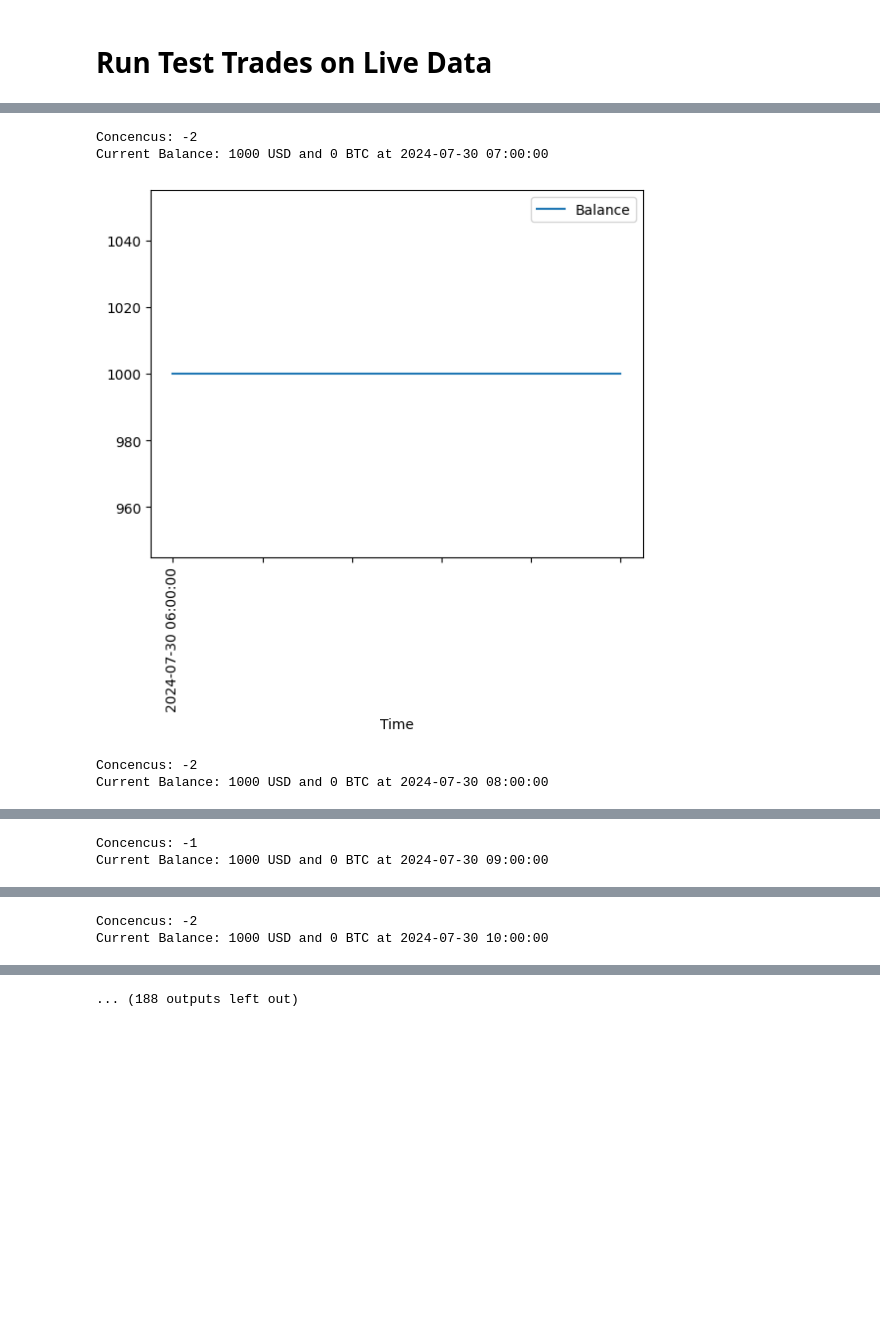
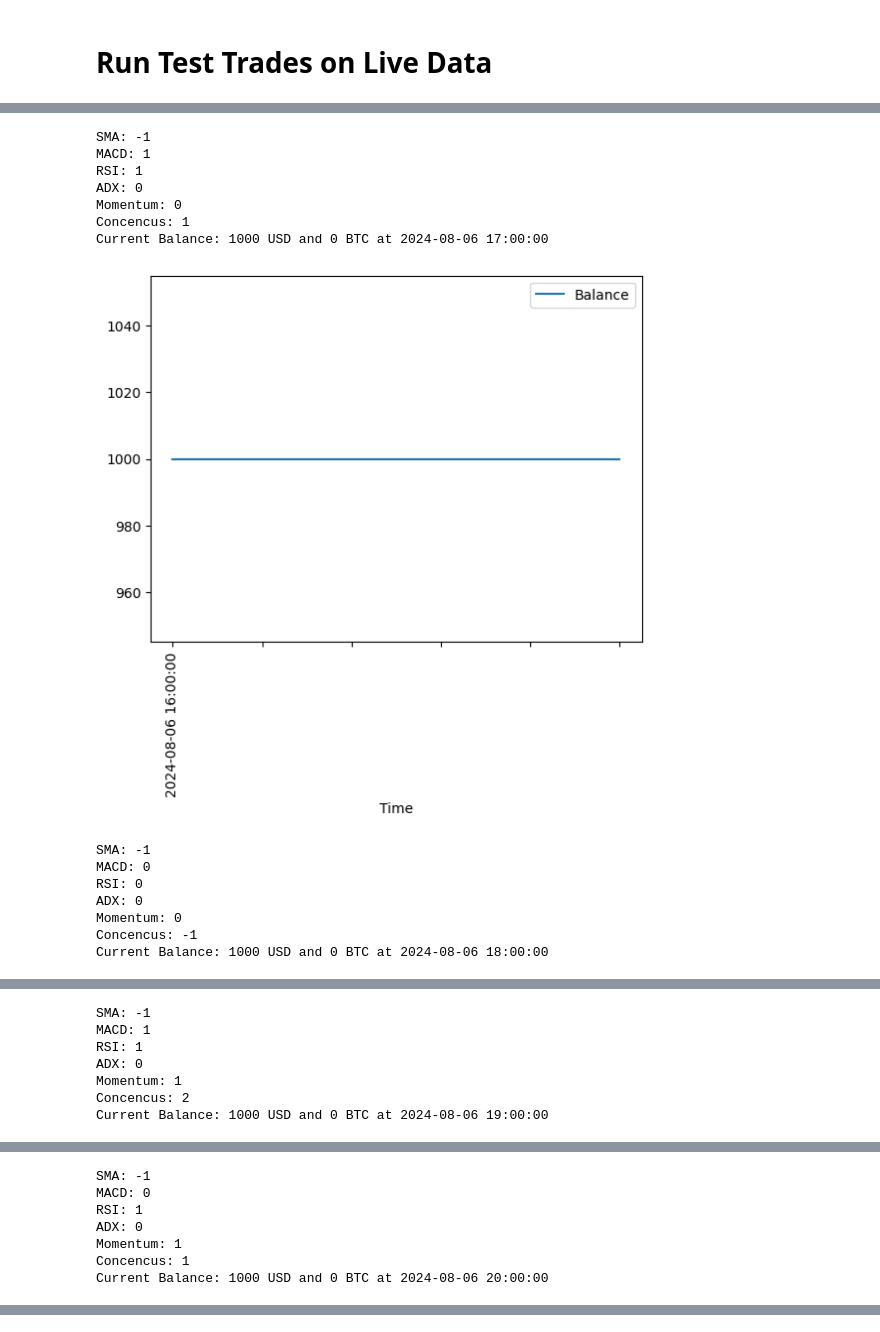
Before and after one commit to nolanspecter/binance_trading_bot, a Jupyter notebook: bot.ipynb, the cells around one changed output, grey strips where cells are left out. Saved outputs shown, nothing was run; the diff lists cells and outputs as text; code cells hidden in the pictures; blank space fills up the shorter version.

Commit message:
Update signals

```diff
--- a/bot.ipynb
+++ b/bot.ipynb
@@ -41,7 +41,7 @@ def get_ta(raw_df):
     df['MACD'] = trend.macd(df['Close'])
     df['MACD_sig'] = trend.macd_signal(df['Close'])
     df['MACD_diff'] = trend.macd_diff(df['Close'])
-    df['Momentum'] = (df['Close'] - df['Close'].shift(30))/df['Close'].shift(30)
+    df['Momentum'] = (df['Close'] - df['Close'].shift(12))/df['Close'].shift(12)
     df['ADX'] = trend.adx(df['High'], df['Low'], df['Close'])
     df['-DI'] = trend.adx_neg(df['High'], df['Low'], df['Close'])
     df['+DI'] = trend.adx_pos(df['High'], df['Low'], df['Close'])
@@ -77,17 +77,23 @@ def get_signal(df):
     #SMA Golden Cross & Death Cross
     sma_buy_cond = (df['SMA50'] > df['SMA200']) & (df['SMA50'].shift(1) < df['SMA200'])
     sma_sell_cond = (df['SMA50'] < df['SMA200']) & (df['SMA50'].shift(1) > df['SMA200'])
-    df['Signal_sma'] = np.where(sma_buy_cond, 1, np.where(sma_sell_cond, -1, 0))
+    sma_buy_cond_sub = (df['SMA50'] > df['SMA200'])
+    sma_sell_cond_sub = (df['SMA50'] < df['SMA200'])
+    df['Signal_sma'] = np.where(sma_buy_cond, 2, np.where(sma_sell_cond, -2, np.where(sma_buy_cond_sub, 1, np.where(sma_sell_cond_sub, -1, 0))))
 
     # MACD Below 0 Cross
     macd_buy_cond = (df['MACD_diff'] > 0) & (df['MACD_diff'].shift(1) < 0) & (df['MACD'] < 0) &(df['MACD_sig'] < 0)
     macd_sell_cond = (df['MACD_diff'] < 0) & (df['MACD_diff'].shift(1) > 0) & (df['MACD'] > 0) &(df['MACD_sig'] > 0)
-    df['Signal_macd'] = np.where(macd_buy_cond, 1, np.where(macd_sell_cond, -1, 0))
+    macd_buy_cond_sub = (df['MACD_diff'] > 0) & (df['MACD_diff'].shift(1) < df['MACD_diff'])
+    macd_sell_cond_sub = (df['MACD_diff'] < 0) & (df['MACD_diff'].shift(1) > df['MACD_diff'])
+    df['Signal_macd'] = np.where(macd_buy_cond, 2, np.where(macd_sell_cond, -2, np.where(macd_buy_cond_sub, 1, np.where(macd_sell_cond_sub, -1, 0))))
 
     # RSI Overbought & Oversold
     rsi_buy_cond = (df['RSI'] > 30) & (df['RSI'].shift(1) < 30)
     rsi_sell_cond = (df['RSI'] < 70) & (df['RSI'].shift(1) > 70)
-    df['Signal_rsi'] = np.where(rsi_buy_cond, 1, np.where(rsi_sell_cond, -1, 0))
+    rsi_buy_cond_sub = (df['RSI'] >= 50) & (df['RSI'].shift(1) < df['RSI'])
+    rsi_sell_cond_sub = (df['RSI'] < 50) & (df['RSI'].shift(1) > df['RSI'])
+    df['Signal_rsi'] = np.where(rsi_buy_cond, 2, np.where(rsi_sell_cond, -2, np.where(rsi_buy_cond_sub, 1, np.where(rsi_sell_cond_sub, -1, 0))))
 
     # ADX Trend Confirmation
     adx_buy_cond = (df['ADX'] > 25) & (df['+DI'] > df['-DI'])
@@ -99,7 +105,9 @@ def get_signal(df):
                         & (df['Momentum'].shift(5) > 0) & (df['Momentum'].shift(6) > 0) & (df['Momentum'].shift(7) > 0) & (df['Momentum'].shift(8) > 0) & (df['Momentum'].shift(9) > 0)
     momentum_sell_cond = (df['Momentum'] < 0) & (df['Momentum'].shift(1) < 0) & (df['Momentum'].shift(2) < 0) & (df['Momentum'].shift(3) < 0) & (df['Momentum'].shift(4) < 0) \
                         & (df['Momentum'].shift(5) < 0) & (df['Momentum'].shift(6) < 0) & (df['Momentum'].shift(7) < 0) & (df['Momentum'].shift(8) < 0) & (df['Momentum'].shift(9) < 0)
-    df['Signal_momentum'] = np.where(momentum_buy_cond, 1, np.where(momentum_sell_cond, -1, 0))
+    momentum_buy_cond_sub = (df['Momentum'] > 0) & (df['Momentum'].shift(1) > 0) & (df['Momentum'].shift(2) > 0) & (df['Momentum'].shift(3) > 0) & (df['Momentum'].shift(4) > 0)
+    momentum_sell_cond_sub = (df['Momentum'] < 0) & (df['Momentum'].shift(1) < 0) & (df['Momentum'].shift(2) < 0) & (df['Momentum'].shift(3) < 0) & (df['Momentum'].shift(4) < 0)
+    df['Signal_momentum'] = np.where(momentum_buy_cond, 2, np.where(momentum_sell_cond, -2, np.where(momentum_buy_cond_sub, 1, np.where(momentum_sell_cond_sub, -1, 0))))
 
     df['Buy/Sell Consensus'] = df['Signal_sma'] + df['Signal_macd'] + df['Signal_rsi'] + df['Signal_adx'] + df['Signal_momentum']
 
@@ -233,38 +241,48 @@ while True:
 
         # Join with old data
         raw_df.drop(raw_df.tail(1).index,inplace=True)
         raw_df = pd.concat([raw_df, hour_data])
 
         # Get TAs and Trading Signals
         df = get_ta(raw_df)
         df = get_signal(df)
 
         # Simulate Trade
-        if (df.iloc[-2, -1] >= 2) & (open_trade == False):
+        if (df.iloc[-2, -1] >= 4) & (open_trade == False):
                 coin = (balance / df.iloc[-1,0]) *0.999
                 balance = 0
                 bought_price = df.iloc[-1,0]
                 open_trade = True
-        elif (df.iloc[-2, -1] <= -2) & (open_trade == True):
+        elif (df.iloc[-2, -1] <= -4) & (open_trade == True):
                 open_trade = False
                 print(f"PnL:{(df.iloc[-1,0]-bought_price)/bought_price * 100}")
                 balance = coin * df.iloc[-1,0] *0.999
                 coin = 0
 
         balance_dict[f'{df.index[-1]}'] =  balance + coin*df.iloc[-1,0]
         balance_df = pd.DataFrame.from_dict(balance_dict.items())
         balance_df.columns = ['Time', 'Balance']
         balance_df
-        print(f"Concencus: {df.iloc[-2,-1]}")
+        print(f"SMA: {df.iloc[-2,-6]}\nMACD: {df.iloc[-2,-5]}\nRSI: {df.iloc[-2,-4]}\nADX: {df.iloc[-2,-3]}\nMomentum: {df.iloc[-2,-2]}\nConcencus: {df.iloc[-2,-1]}")
         print(f"Current Balance: {balance} USD and {coin} BTC at {df.index[-1]}")
         balance_df.plot(kind='line', x='Time', y='Balance')
         plt.xticks(rotation=90)
         plt.show();
 
         sleep(3600)
 # %% [output]
-Concencus: -2
-Current Balance: 1000 USD and 0 BTC at 2024-07-30 07:00:00
+SMA: -1
+MACD: 1
+RSI: 1
+ADX: 0
+Momentum: 0
+Concencus: 1
+Current Balance: 1000 USD and 0 BTC at 2024-08-06 17:00:00
-[figure, old version]
+[figure, new version]
-Concencus: -2
-Current Balance: 1000 USD and 0 BTC at 2024-07-30 08:00:00
+SMA: -1
+MACD: 0
+RSI: 0
+ADX: 0
+Momentum: 0
+Concencus: -1
+Current Balance: 1000 USD and 0 BTC at 2024-08-06 18:00:00
@@ -272,2 +290,7 @@ Current Balance: 1000 USD and 0 BTC at 2024-07-30 08:00:00
-Concencus: -1
-Current Balance: 1000 USD and 0 BTC at 2024-07-30 09:00:00
+SMA: -1
+MACD: 1
+RSI: 1
+ADX: 0
+Momentum: 1
+Concencus: 2
+Current Balance: 1000 USD and 0 BTC at 2024-08-06 19:00:00
@@ -275,2 +298,7 @@ Current Balance: 1000 USD and 0 BTC at 2024-07-30 09:00:00
-Concencus: -2
-Current Balance: 1000 USD and 0 BTC at 2024-07-30 10:00:00
+SMA: -1
+MACD: 0
+RSI: 1
+ADX: 0
+Momentum: 1
+Concencus: 1
+Current Balance: 1000 USD and 0 BTC at 2024-08-06 20:00:00
@@ -284 +305,0 @@ Current Balance: 1000 USD and 0 BTC at 2024-07-30 12:00:00
-... (188 outputs left out)
```
Also changed, not shown: parts of 7 cells of this notebook.
